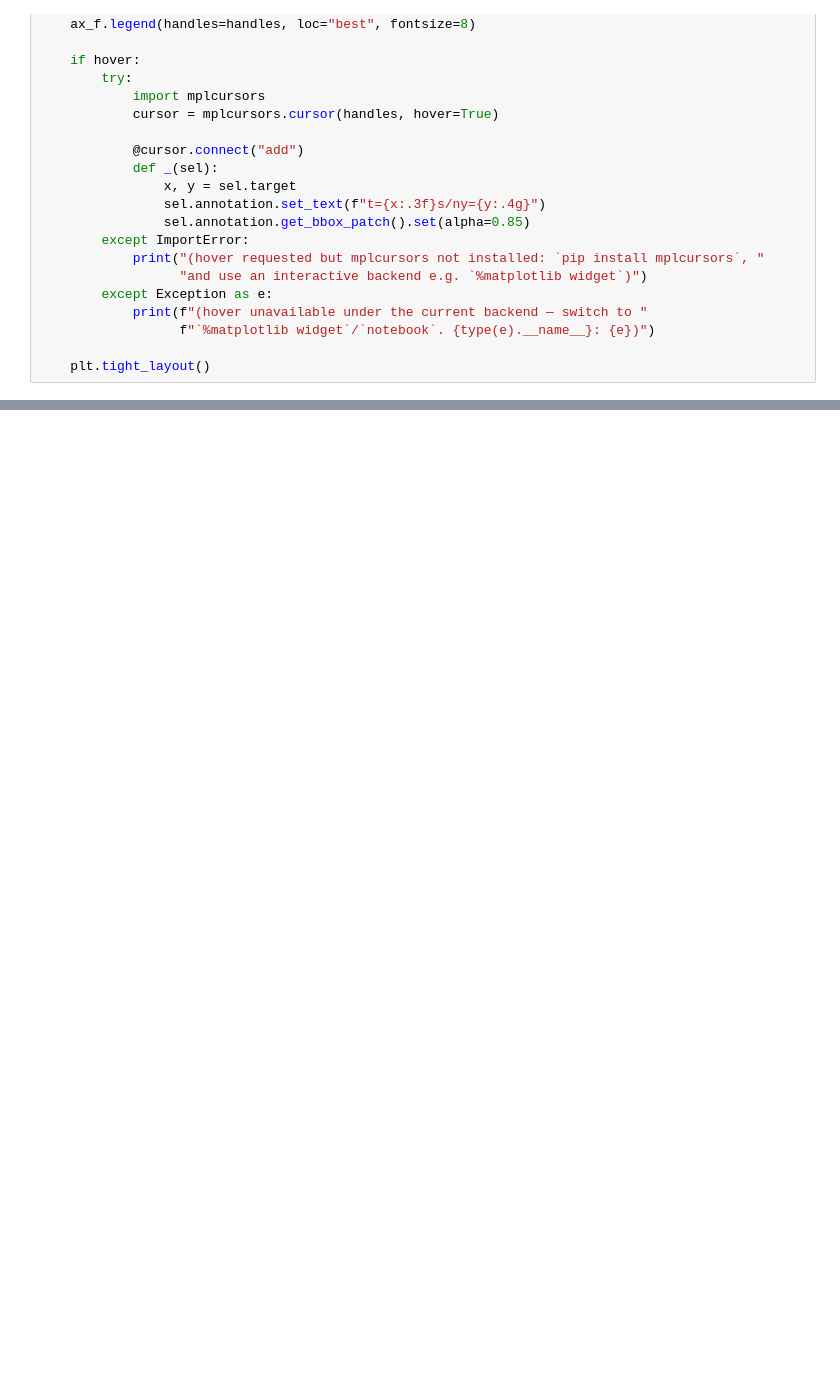
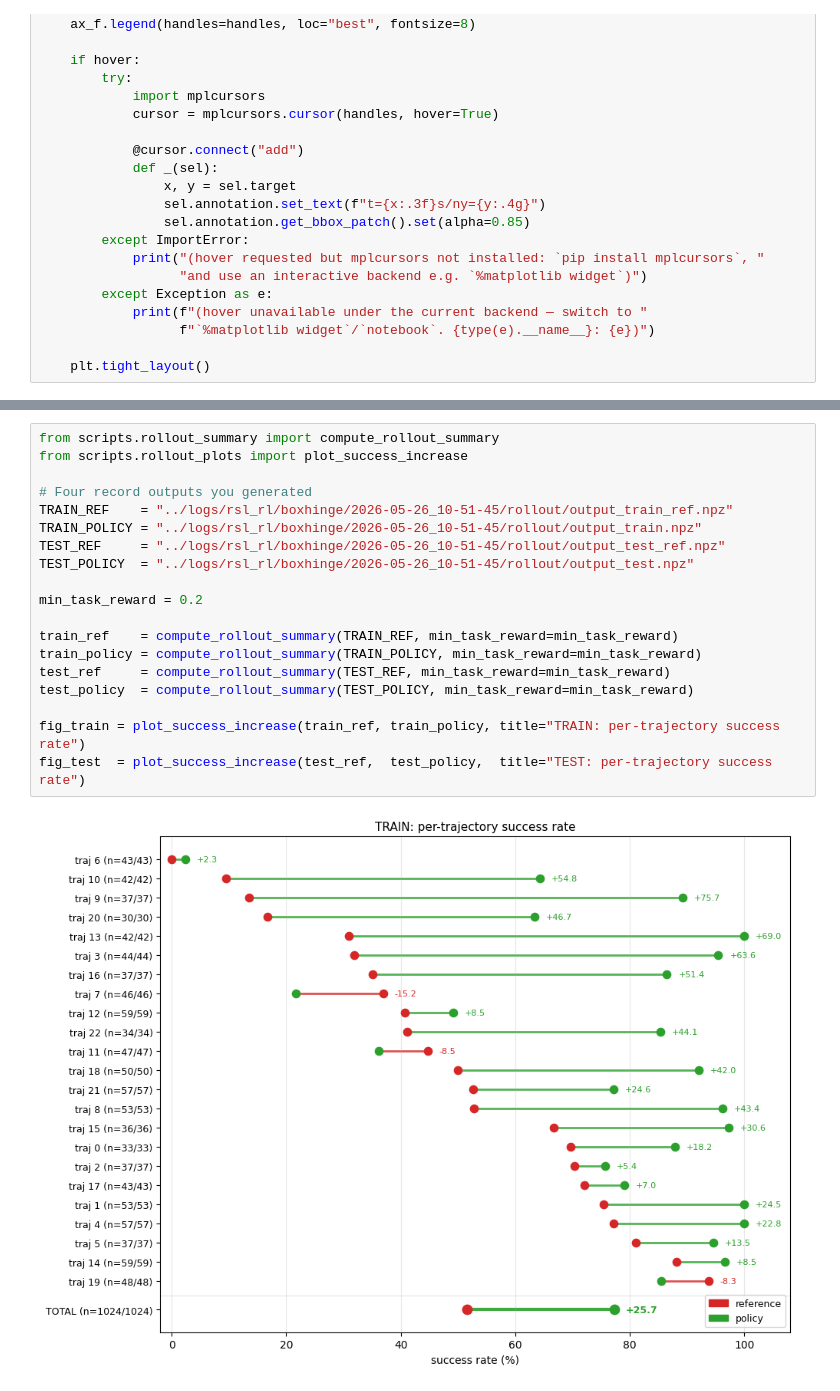
Before and after one commit to Arnibjarnst/BoxLift, a Jupyter notebook: notebooks/analyze_rollout.ipynb, the cells around one changed output, grey strips where cells are left out. Drawn from its saved outputs; the diff is of its cells as text; blank space fills up the shorter version.

```diff
--- a/notebooks/analyze_rollout.ipynb
+++ b/notebooks/analyze_rollout.ipynb
@@ -727,0 +811,21 @@ def compare_force_to_box_motion(npz_path, reference="initial", ds=1, force="line
+# %%
+from scripts.rollout_summary import compute_rollout_summary
+from scripts.rollout_plots import plot_success_increase
+
+# Four record outputs you generated
+TRAIN_REF    = "../logs/rsl_rl/boxhinge/2026-05-26_10-51-45/rollout/output_train_ref.npz"
+TRAIN_POLICY = "../logs/rsl_rl/boxhinge/2026-05-26_10-51-45/rollout/output_train.npz"
+TEST_REF     = "../logs/rsl_rl/boxhinge/2026-05-26_10-51-45/rollout/output_test_ref.npz"
+TEST_POLICY  = "../logs/rsl_rl/boxhinge/2026-05-26_10-51-45/rollout/output_test.npz"
+
+min_task_reward = 0.2
+
+train_ref    = compute_rollout_summary(TRAIN_REF, min_task_reward=min_task_reward)
+train_policy = compute_rollout_summary(TRAIN_POLICY, min_task_reward=min_task_reward)
+test_ref     = compute_rollout_summary(TEST_REF, min_task_reward=min_task_reward)
+test_policy  = compute_rollout_summary(TEST_POLICY, min_task_reward=min_task_reward)
+
+fig_train = plot_success_increase(train_ref, train_policy, title="TRAIN: per-trajectory success rate")
+fig_test  = plot_success_increase(test_ref,  test_policy,  title="TEST: per-trajectory success rate")
+# %% [output]
+[figure, added]
```
Also changed, not shown: parts of 18 cells of this notebook, 29 other files.
